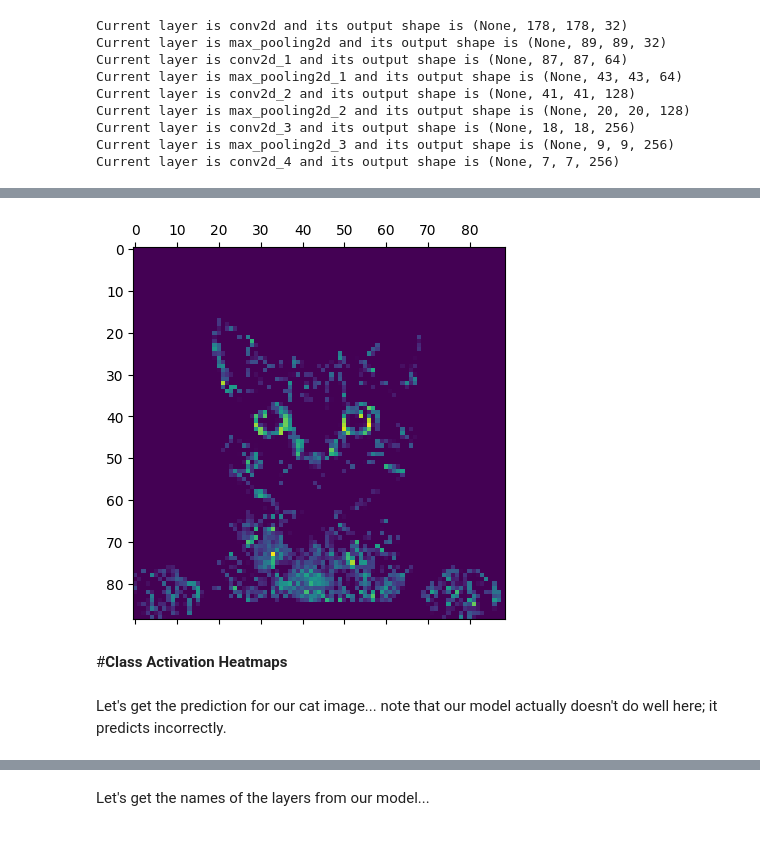
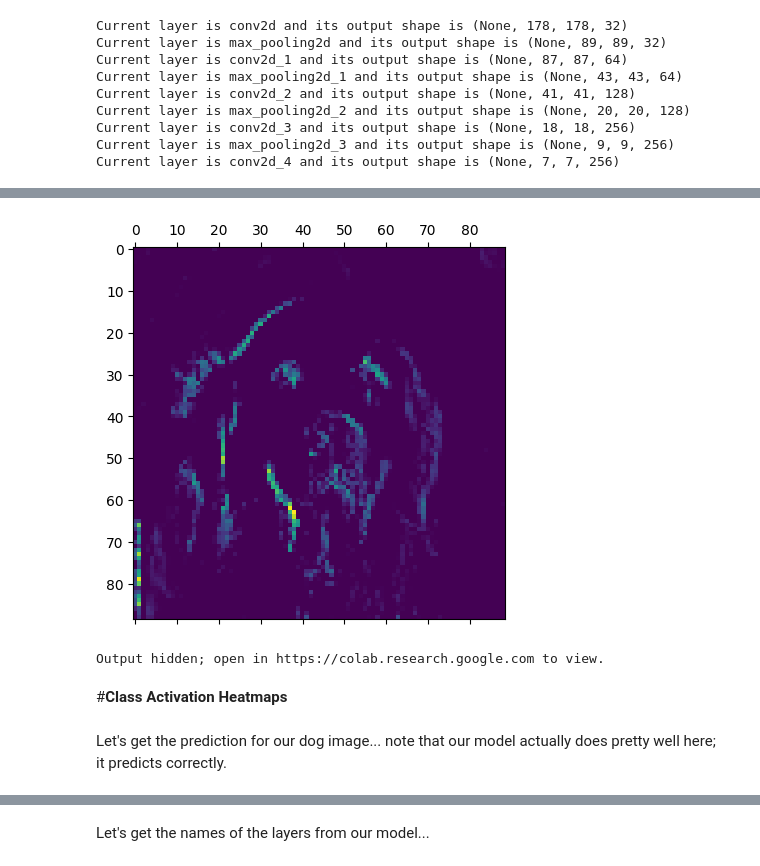
Before and after one commit to gburtch/BA865-2025, a Jupyter notebook: Week 4/7.3 - Visualize Feature Maps.ipynb, the cells around one changed output, grey strips where cells are left out. Cells and saved outputs as stored; diff of their text form; code cells hidden in the pictures.

```diff
--- a/Week 4/7.3 - Visualize Feature Maps.ipynb
+++ b/Week 4/7.3 - Visualize Feature Maps.ipynb
@@ -16,8 +16,8 @@ Mounted at /content/drive
 Next, we load an impage to feed through the model...
 # %%
 img_path = keras.utils.get_file(
-    fname="cat10.jpg",
-    origin="https://i.guim.co.uk/img/media/26392d05302e02f7bf4eb143bb84c8097d09144b/446_167_3683_2210/master/3683.jpg?width=1200&height=1200&quality=85&auto=format&fit=crop&s=49ed3252c0b2ffb49cf8b508892e452d")
+    fname="1000_F_103975260_sOa1Cq2QNhenLiovsuFo39qRZbi0eXZM.jpg",
+    origin="https://as1.ftcdn.net/jpg/01/03/97/52/1000_F_103975260_sOa1Cq2QNhenLiovsuFo39qRZbi0eXZM.jpg")
 
 def get_img_array(img_path, target_size):
     img = keras.utils.load_img(
@@ -74,7 +74,7 @@ featuremaps = featuremap_model.predict(img_tensor)
 
 # What layer, and what filter do we want to look at?
 layer = 1
-filter = 7
+filter = 4
 
 # Let's plot the 1st feature map from the first Convolution layer.
 # It seems to be detecting some edges.
@@ -85,8 +85,38 @@ plt.show()
-[figure, old version]
+[figure, new version]
+# %%
+images_per_row = 16
+for layer_name, featuremap in zip(layer_names, featuremaps):
+    n_features = featuremap.shape[-1]
+    size = featuremap.shape[1]
+    n_cols = n_features // images_per_row
+    display_grid = np.zeros(((size + 1) * n_cols - 1,
+                             images_per_row * (size + 1) - 1))
+    for col in range(n_cols):
+        for row in range(images_per_row):
+            channel_index = col * images_per_row + row
+            channel_image = featuremap[0, :, :, channel_index].copy()
+            if channel_image.sum() != 0:
+                channel_image -= channel_image.mean()
+                channel_image /= channel_image.std()
+                channel_image *= 64
+                channel_image += 128
+            channel_image = np.clip(channel_image, 0, 255).astype("uint8")
+            display_grid[
+                col * (size + 1): (col + 1) * size + col,
+                row * (size + 1) : (row + 1) * size + row] = channel_image
+    scale = 1. / size
+    plt.figure(figsize=(scale * display_grid.shape[1],
+                        scale * display_grid.shape[0]))
+    plt.title(layer_name)
+    plt.grid(False)
+    plt.axis("off")
+    plt.imshow(display_grid, aspect="auto", cmap="viridis")
+# %% [output]
+Output hidden; open in https://colab.research.google.com to view.
 # %% [markdown]
 #**Class Activation Heatmaps**
 # %% [markdown]
-Let's get the prediction for our cat image... note that our model actually doesn't do well here; it predicts incorrectly.
+Let's get the prediction for our dog image... note that our model actually does pretty well here; it predicts correctly.
 # %%
 preds = conv_net.predict(img_tensor)
 print(f'Probability that this is a dog = {preds[0]}')
```
Also changed, not shown: parts of 11 cells of this notebook, 6 other files.
